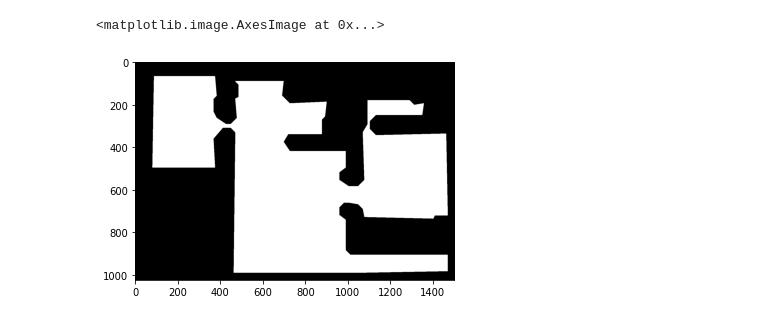
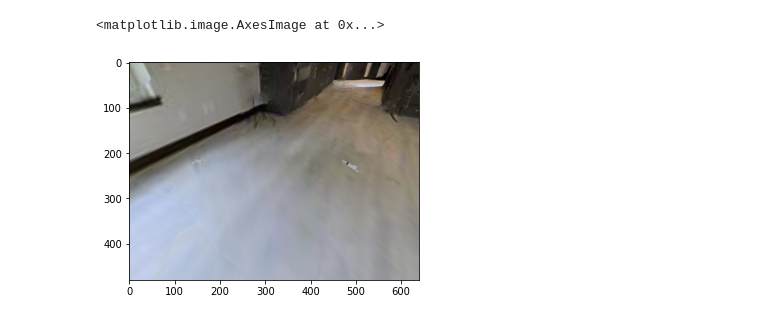
Before and after one commit to dexter1691/habitat-api, a Jupyter notebook: notebooks/test_grab_action.ipynb, the cells around one changed output. Saved outputs shown, nothing was run; the diff lists cells and outputs as text; code cells hidden in the pictures.

```diff
--- a/notebooks/test_grab_action.ipynb
+++ b/notebooks/test_grab_action.ipynb
@@ -206,8 +70,6 @@ plt.imshow(top_down_map)
-# %%
-tdmap = top_down_map[:, :, 0]
-tdmap[tdmap < 200] = 0
-tdmap = np.invert(tdmap)
-plt.imshow(tdmap, cmap="gray")
-# %% [output]
-<matplotlib.image.AxesImage at 0x...>
-[figure, removed]
+# %%
+obs = env.step(1)
+plt.imshow(obs['rgb'])
+# %% [output]
+<matplotlib.image.AxesImage at 0x...>
+[figure, added]
```
Also changed, not shown: parts of 12 cells of this notebook, 7 other files.
